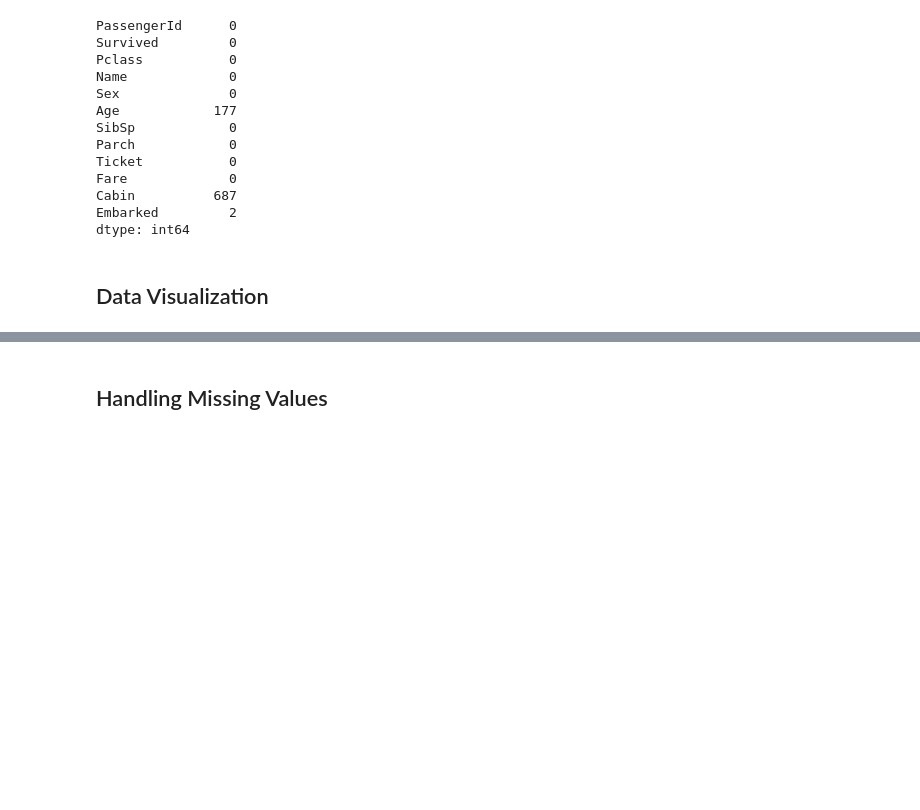
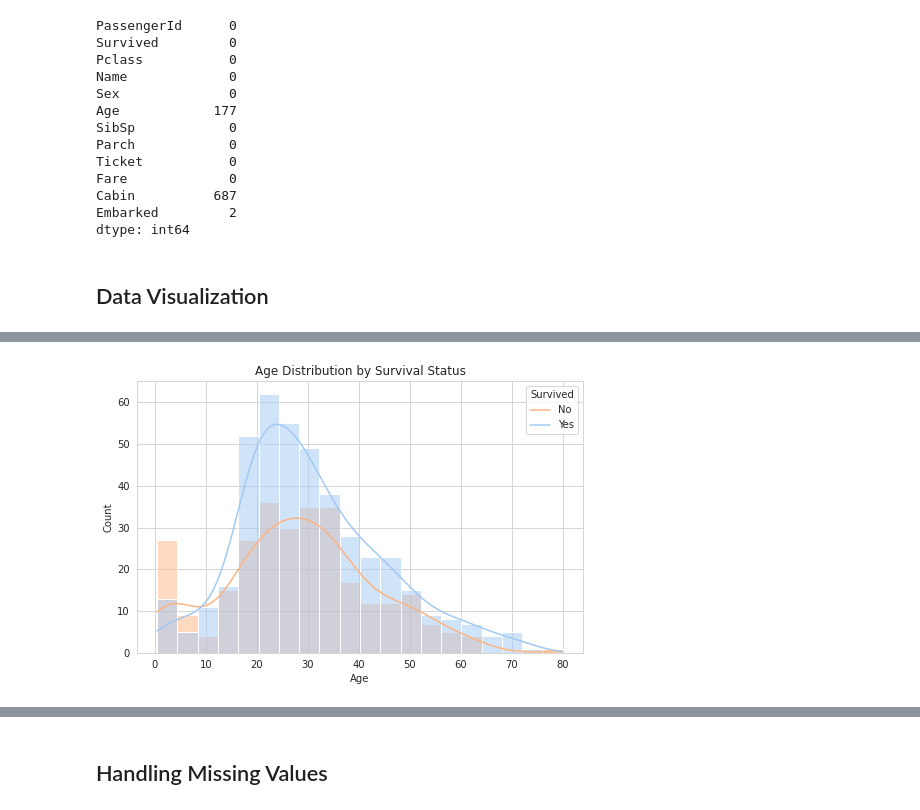
Before and after one commit to vardhanmamidi7/ML-LAB, a Jupyter notebook: Decision Tree.ipynb, the cells around one changed output, grey strips where cells are left out. Drawn from its saved outputs; the diff is of its cells as text; code cells hidden in the pictures; blank space fills up the shorter version.

```diff
--- a/Decision Tree.ipynb
+++ b/Decision Tree.ipynb
@@ -66,3 +121,20 @@ dtype: int64
+# %%
+#Plot histogram of age for survived and did not survived class
+
+
+import seaborn as sns
+import matplotlib.pyplot as plt
+
+plt.figure(figsize=(8, 5))
+sns.histplot(data=df, x='Age', hue='Survived', bins=20, kde=True, palette='pastel')
+
+plt.title('Age Distribution by Survival Status')
+plt.xlabel('Age')
+plt.ylabel('Count')
+plt.legend(title='Survived', labels=['No', 'Yes'])
+plt.show()
+# %% [output]
+[figure, added]
 # %%
 #Count class and geder wise survival rate - plot with appropriate chart
 #Age wise Distribution of Male and Female passengers
```
Also changed, not shown: parts of 22 cells of this notebook, 21 other files.
